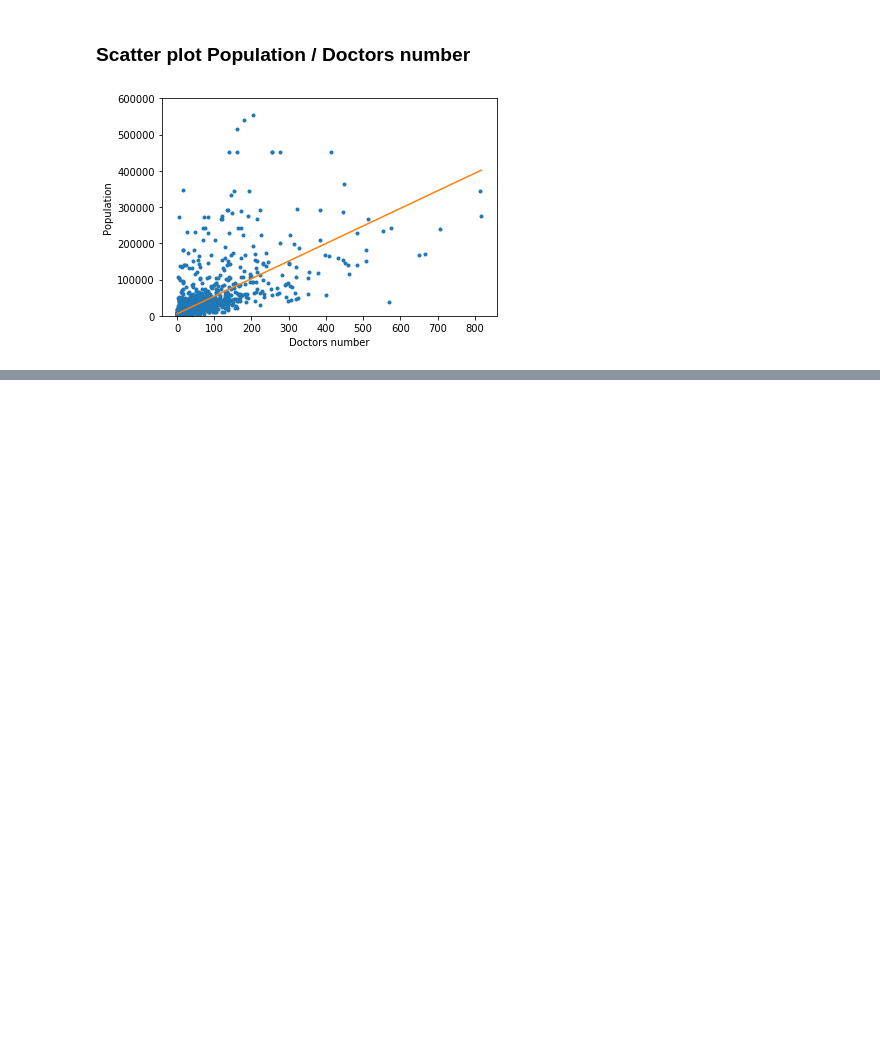
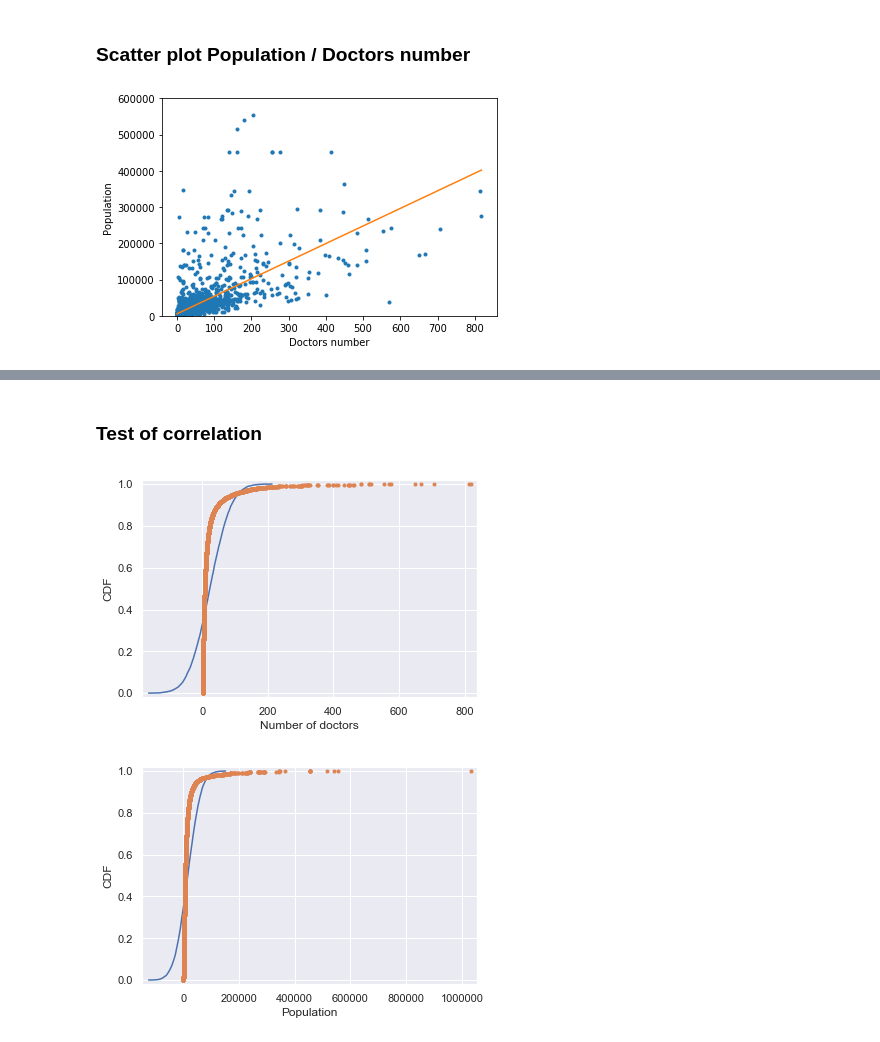
Before and after one commit to DianeDrl/Capstone-Project-1, a Jupyter notebook: Capstone Project 1.ipynb, the cells around one changed output, grey strips where cells are left out. Cells and saved outputs as stored; diff of their text form; code cells hidden in the pictures; blank space fills up the shorter version.

```diff
--- a/Capstone Project 1.ipynb
+++ b/Capstone Project 1.ipynb
@@ -481,0 +598,38 @@ plt.show()
+# %% [markdown]
+### Test of correlation
+# %%
+#Checking the normality of data
+# Number of Doctors
+mean1=np.mean(Population_Doctors_by_zipcode.Doctors_number)
+std1=np.std(Population_Doctors_by_zipcode.Doctors_number)
+samples1=np.random.normal(mean1,std1,size=10000)
+
+x1,y1=ecdf(Population_Doctors_by_zipcode.Doctors_number)
+x_theor1,y_theor1=ecdf(samples1)
+
+sns.set()
+_=plt.plot(x_theor1,y_theor1)
+_=plt.plot(x1,y1,marker='.',linestyle='none')
+plt.margins(0.02)
+_=plt.xlabel('Number of doctors')
+_=plt.ylabel('CDF')
+plt.show()
+
+# Population
+mean2=np.mean(Population_Doctors_by_zipcode.Population_Zipcode)
+std2=np.std(Population_Doctors_by_zipcode.Population_Zipcode)
+samples2=np.random.normal(mean2,std2,size=10000)
+
+x2,y2=ecdf(Population_Doctors_by_zipcode.Population_Zipcode)
+x_theor2,y_theor2=ecdf(samples2)
+
+sns.set()
+_=plt.plot(x_theor2,y_theor2)
+_=plt.plot(x2,y2,marker='.',linestyle='none')
+plt.margins(0.02)
+_=plt.xlabel('Population')
+_=plt.ylabel('CDF')
+plt.show()
+# %% [output]
+[figure, added]
+[figure, added]
```
Also changed, not shown: parts of 19 cells of this notebook.
